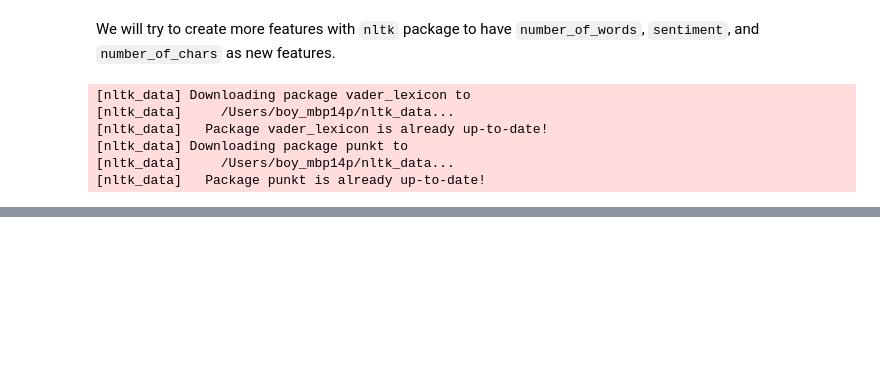
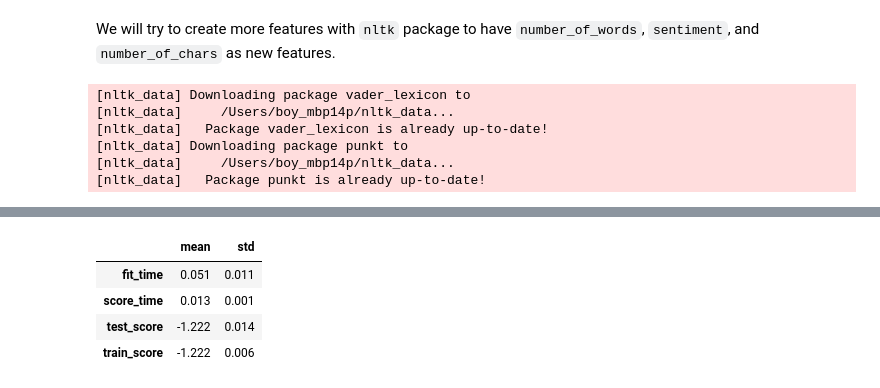
Before and after one commit to Suraporn/airBnB_data_analysis, a Jupyter notebook: airbnb.ipynb, the cells around one changed output, grey strips where cells are left out. Drawn from its saved outputs; the diff is of its cells as text; code cells hidden in the pictures; blank space fills up the shorter version.

```diff
--- a/airbnb.ipynb
+++ b/airbnb.ipynb
@@ -653,0 +654,8 @@ train_df.head()
+# %%
+#5.1 Separate X_train, y_train, X_test, y_test
+X_train = train_df.drop(columns=['reviews_per_month'])
+X_test = test_df.drop(columns=['reviews_per_month'])
+y_train = train_df['reviews_per_month']
+y_test = test_df['reviews_per_month']
+
+X_train.head()
@@ -653,0 +745,10 @@ train_df.head()
+# %%
+# Store CV score
+cross_val_results['dummy'] = cv_df.agg(['mean', 'std']).round(3).T
+cross_val_results['dummy']
+# %% [output]
+|  | mean | std |
+| fit_time | 0.051 | 0.011 |
+| score_time | 0.013 | 0.001 |
+| test_score | -1.222 | 0.014 |
+| train_score | -1.222 | 0.006 |
```
Also changed, not shown: parts of 21 cells of this notebook.
